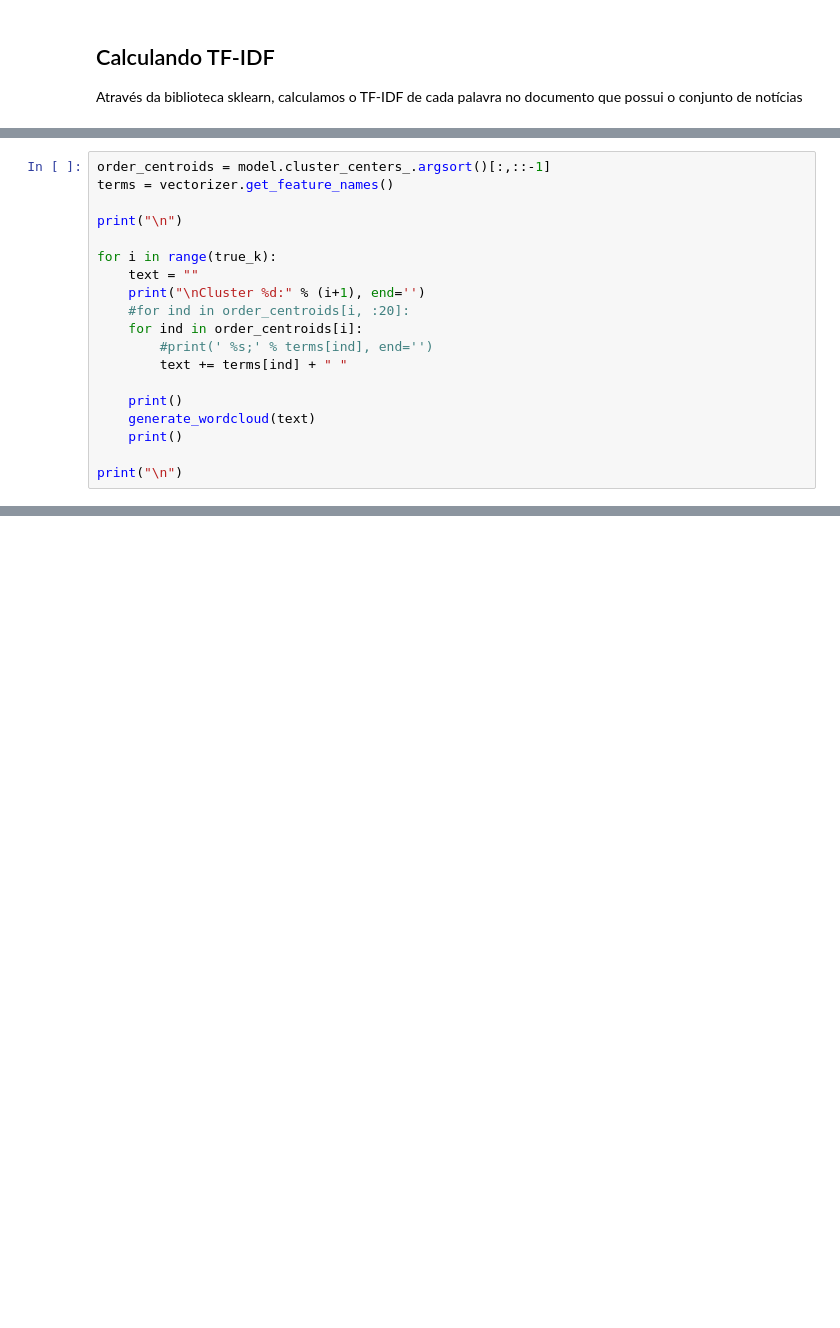
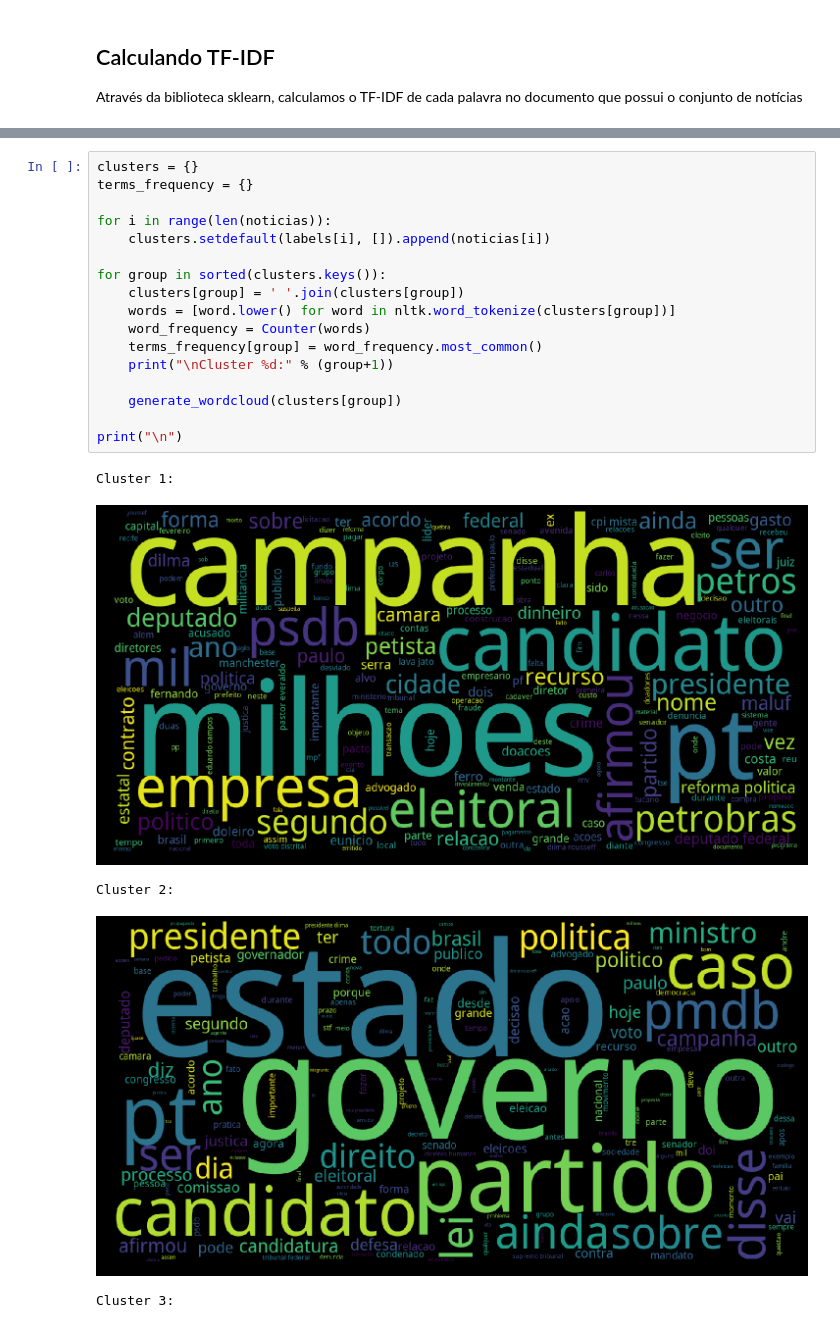
Before and after one commit to johannydls/RI_2018.1, a Jupyter notebook: ProjetoFinal/ProjetoFinal.ipynb, the cells around one changed output, grey strips where cells are left out. Drawn from its saved outputs; the diff is of its cells as text; blank space fills up the shorter version.

```diff
--- a/ProjetoFinal/ProjetoFinal.ipynb
+++ b/ProjetoFinal/ProjetoFinal.ipynb
@@ -101,19 +185,0 @@ KMeans(algorithm='auto', copy_x=True, init='k-means++', max_iter=1000,
-# %%
-order_centroids = model.cluster_centers_.argsort()[:,::-1]
-terms = vectorizer.get_feature_names()
-
-print("\n")
-
-for i in range(true_k):
-    text = ""
-    print("\nCluster %d:" % (i+1), end='')
-    #for ind in order_centroids[i, :20]:
-    for ind in order_centroids[i]:
-        #print(' %s;' % terms[ind], end='')
-        text += terms[ind] + " "
-
-    print()
-    generate_wordcloud(text)
-    print()
-
-print("\n")
@@ -132,0 +186,23 @@ Cluster 6:
+# %%
+clusters = {}
+terms_frequency = {}
+
+for i in range(len(noticias)):
+    clusters.setdefault(labels[i], []).append(noticias[i])
+
+for group in sorted(clusters.keys()):
+    clusters[group] = ' '.join(clusters[group])
+    words = [word.lower() for word in nltk.word_tokenize(clusters[group])]
+    word_frequency = Counter(words)
+    terms_frequency[group] = word_frequency.most_common()
+    print("\nCluster %d:" % (group+1))
+
+    generate_wordcloud(clusters[group])
+
+print("\n")
+# %% [output]
+Cluster 1:
+[figure, added]
+Cluster 2:
+[figure, added]
+Cluster 3:
```
Also changed, not shown: parts of 37 cells of this notebook, 2 other files.
